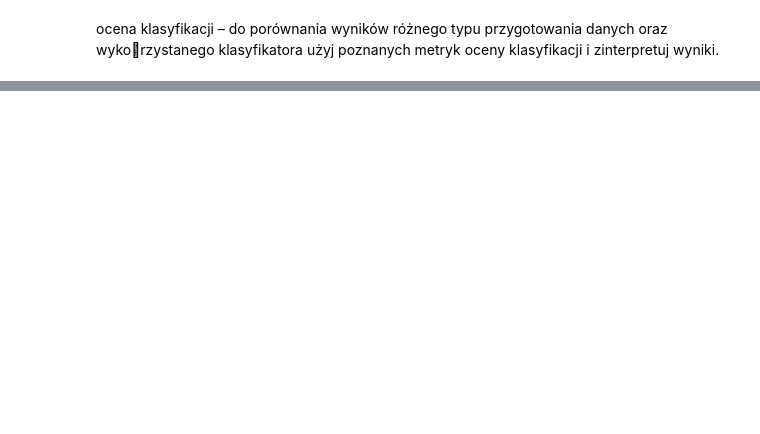
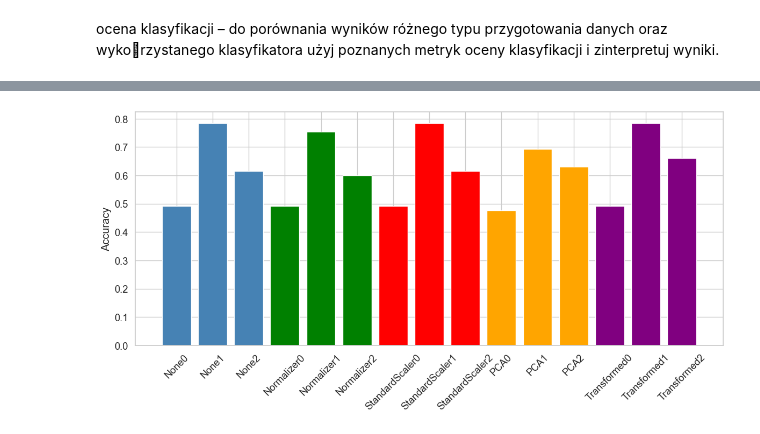
Before and after one commit to Filipstrozik/SztucznaInteligencja, a Jupyter notebook: Z4/z4.ipynb, the cells around one changed output, grey strips where cells are left out. Drawn from its saved outputs; the diff is of its cells as text; code cells hidden in the pictures; blank space fills up the shorter version.

```diff
--- a/Z4/z4.ipynb
+++ b/Z4/z4.ipynb
@@ -652,5 +540,6 @@ F1:  0.7014700854700855
 # %%
 # iterate over NB classifiers
-nb_classifiers = nb_classifiers_create()
+nb_params = np.logspace(0, -9, num=100)
+nb_classifiers = nb_classifiers_create(nb_params)
 print('Naive Bayes')
 iterate_classifiers(nb_classifiers, X_train_pca, X_val_pca, y_train_pca, y_val_pca)
@@ -661,4 +546,11 @@ Best iteration:  2
 # %%
 # iterate over DT classifiers
-dt_classifiers = dt_classifiers_create()
+dt_params = [
+    {'max_depth': 2, 'min_samples_split': 2, 'criterion': 'entropy'},
+    {'max_depth': 4, 'min_samples_split': 2, 'criterion': 'entropy'},
+    {'max_depth': 4, 'min_samples_split': 10, 'criterion': 'entropy'},
+    {'max_depth': 10, 'min_samples_split': 10, 'criterion': 'entropy'},
+]
+
+dt_classifiers = dt_classifiers_create(dt_params)
 iterate_classifiers(dt_classifiers, X_train_pca, X_val_pca, y_train_pca, y_val_pca)
@@ -758,0 +696,83 @@ PCA8                  |  0.492308  0.417308  0.492308  0.424901  |
+# %%
+dt_params = []
+for i in range(1, 15):
+    dt_params.append({'max_depth': i, 'min_samples_split': 2, 'criterion': 'gini'})
+
+dt_params_dict = {
+    'None': [dt_params[0],dt_params[2],dt_params[-1]],
+    'Normalizer': [dt_params[0],dt_params[2],dt_params[-1]],
+    'StandardScaler': [dt_params[0],dt_params[2],dt_params[-1]],
+    'PCA': [dt_params[0],dt_params[3],dt_params[-1]],
+    'Transformed' : [dt_params[0],dt_params[2],dt_params[-1]]
+}
+
+def create_classifiers_for_processed_data_dt(params):
+    dt_classifiers = []
+    for params in params:
+        dt = DecisionTreeClassifier(criterion=params.get('criterion'), max_depth=params.get('max_depth'),
+                                    min_samples_split=params.get('min_samples_split'), random_state=0)
+        dt_classifiers.append(dt)
+
+    return dt_classifiers
+
+
+def run_dt():
+    results = []
+
+    for name, X_processed_train, X_processed_val, y_processed_train, y_processed_val in processing():
+        for i, classifier in enumerate(create_classifiers_for_processed_data_dt(dt_params_dict[name])):
+            row = [name + str(i)]
+            accuracy, precision, recall, f1 = train_and_test_model(X_processed_train, X_processed_val, y_processed_train, y_processed_val, classifier)
+            row.extend([accuracy, precision, recall, f1])
+            results.append(row)
+    return results
+
+# create list of names of metrics
+metrics = ['Accuracy', 'Precision', 'Recall', 'F1']
+
+# color palette for plots with the same color for the same processing method
+# def plot_results(results, nr):
+#     plt.figure(figsize=(12, 6))
+#     scores = [row[nr] for row in results]
+#     hyperparameters = [row[0] for row in results]
+#     plt.bar(hyperparameters, scores)
+#     plt.ylabel(str(metrics[nr-1]))
+#     plt.xticks(rotation=45)
+#     plt.tight_layout()
+#     plt.show()
+
+import seaborn as sns
+
+
+def plot_results(results, nr):
+    plt.figure(figsize=(12, 6))
+    scores = [row[nr] for row in results]
+    hyperparameters = [row[0] for row in results]
+
+    # Define a color palette
+    colors = ['steelblue'] * 3 + ['green'] * 3 + ['red'] * 3 + ['orange'] * 3 + ['purple'] * 3
+
+    # Plot the results with the corresponding colors
+    plt.bar(hyperparameters, scores, color=colors)
+
+    plt.ylabel(str(metrics[nr-1]))
+    plt.xticks(rotation=45)
+    plt.tight_layout()
+    plt.show()
+
+
+
+
+dt_results = run_dt()
+
+
+# show_table('NB', nb_results)
+
+# visualize results in a table
+
+
+
+for i in range(1, 5):
+    plot_results(dt_results, i)
+# %% [output]
+[figure, added]
```
Also changed, not shown: parts of 45 cells of this notebook.
